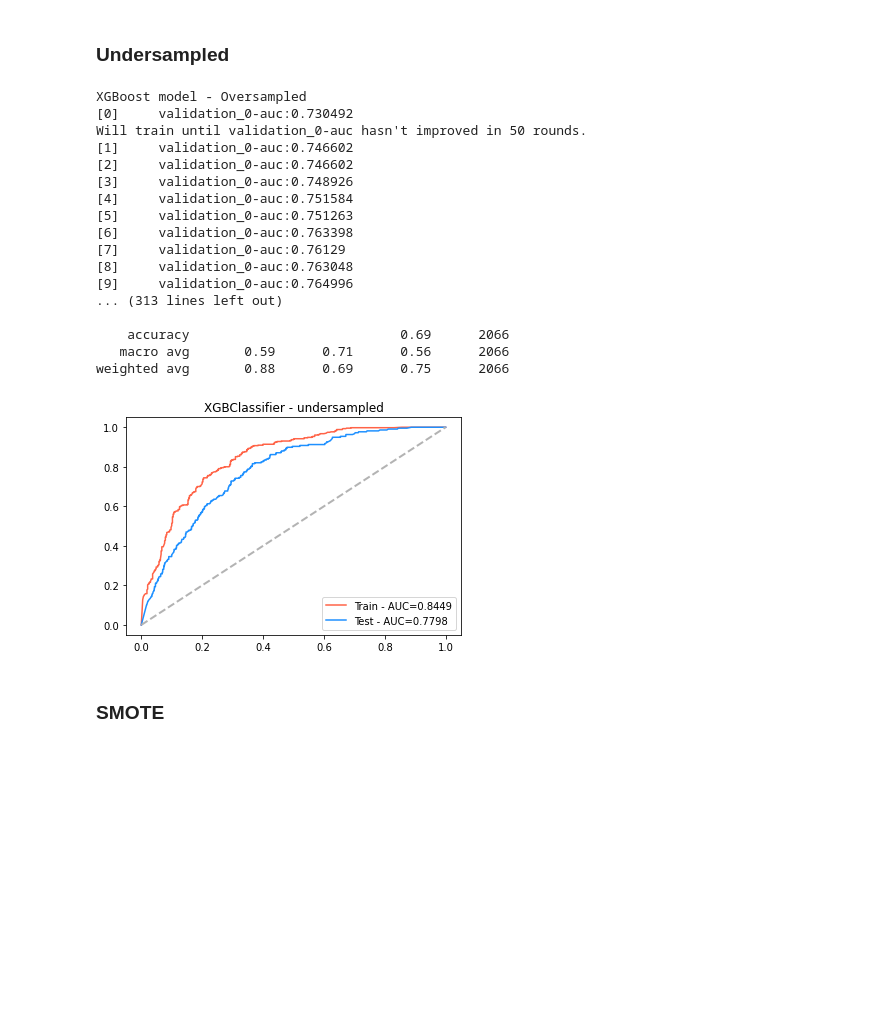
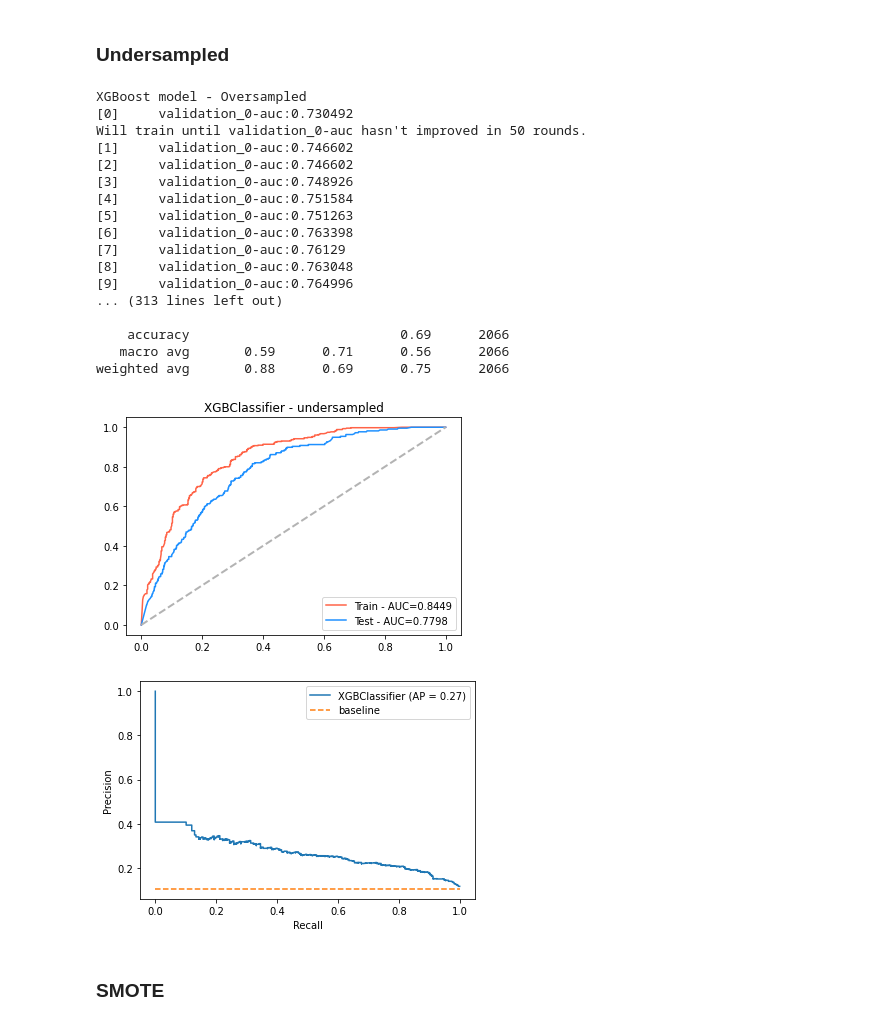
Before and after one commit to tanatiem/BADS7105-CRM-Analytics, a Jupyter notebook: Homework 08 - Campaign Response Model/hw08_campaign_response_model.ipynb, the cells around one changed output. Saved outputs shown, nothing was run; the diff lists cells and outputs as text; code cells hidden in the pictures; blank space fills up the shorter version.

```diff
--- a/Homework 08 - Campaign Response Model/hw08_campaign_response_model.ipynb
+++ b/Homework 08 - Campaign Response Model/hw08_campaign_response_model.ipynb
@@ -941,33 +1002,35 @@ model = train_xgboost(model, data, targets)
 y_pred_train =  model.predict(data)
 report_train = classification_report(targets, y_pred_train)
 print('training set')
 print(report_train)
 
 y_pred_test = model.predict(X_test)
 report_test = classification_report(y_test, y_pred_test)
 print('test set')
 print(report_test)
 
 plot_xgboost_roc_curve(model, data, targets)
+plot_pr_curve(model, X_test, y_test)
 # %% [output]
 XGBoost model - Oversampled
 [0]     validation_0-auc:0.730492
 Will train until validation_0-auc hasn't improved in 50 rounds.
 [1]     validation_0-auc:0.746602
 [2]     validation_0-auc:0.746602
 [3]     validation_0-auc:0.748926
 [4]     validation_0-auc:0.751584
 [5]     validation_0-auc:0.751263
 [6]     validation_0-auc:0.763398
 [7]     validation_0-auc:0.76129
 [8]     validation_0-auc:0.763048
 [9]     validation_0-auc:0.764996
 ... (313 lines left out)
 
     accuracy                           0.69      2066
    macro avg       0.59      0.71      0.56      2066
 weighted avg       0.88      0.69      0.75      2066
 [figure]
+[figure, added]
 # %% [markdown]
 ### SMOTE
 # %%
```
Also changed, not shown: parts of 8 cells of this notebook.
